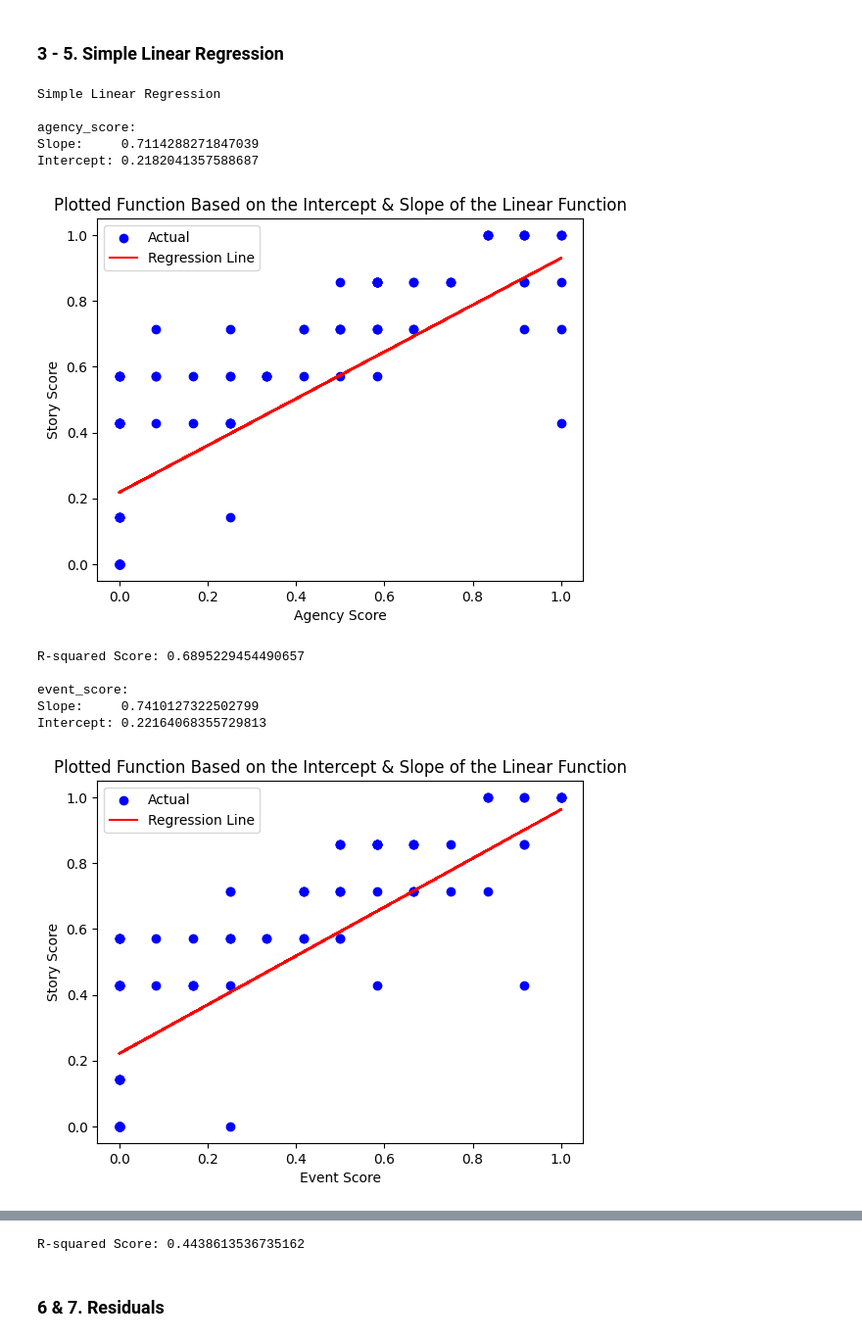
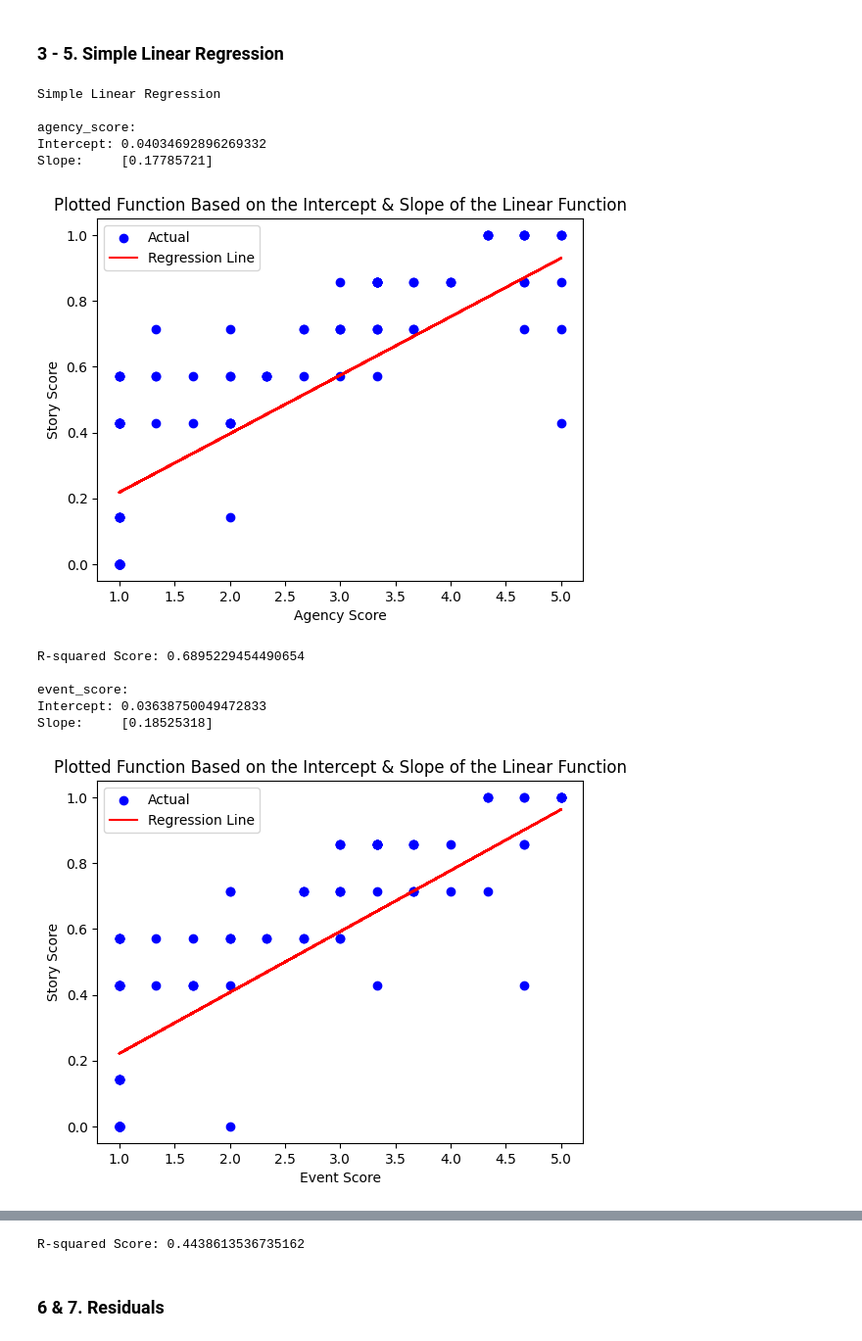
Before and after one commit to Cameron-Meinsma/assignment_2_analysing_data, a Jupyter notebook: assignment_2.ipynb, the cells around one changed output, grey strips where cells are left out. Shown at 98% size. Saved outputs shown, nothing was run; the diff lists cells and outputs as text; code cells hidden in the pictures.

Commit message:
Remove MinMaxScaler()

```diff
--- a/assignment_2.ipynb
+++ b/assignment_2.ipynb
@@ -76,52 +75,44 @@ for independent_variable in independent_variables:
     # Split the data into training and testing sets
     X_train, X_test, y_train, y_test = train_test_split(X, y, test_size=0.2, random_state=42)
 
-    # Scale our dataset
-    scaler = preprocessing.MinMaxScaler()
-    scaler = scaler.fit(X_train)
-
-    # Transform the training and test dataset
-    X_train = scaler.transform(X_train)
-    X_test = scaler.transform(X_test)
-
     # Create a Linear Regression model
     lr = LinearRegression()
     # Train the model
     lr.fit(X_train, y_train)
 
     # Print the slope and intercept
     print(f"""\n{independent_variable}:
-Slope:     {lr.coef_[0]}
-Intercept: {lr.intercept_}""")
+Intercept: {lr.intercept_}
+Slope:     {lr.coef_}""")
 
     # Predict the story score for the test set
     y_pred = lr.predict(X_test)
 
     # Plot the function based on the intercept and slope
     plt.scatter(X_test, y_test, color='blue', label='Actual') # Plot the actual data points
     plt.plot(X_test, y_pred, color='red', label='Regression Line') # Plot the regression line
     plt.xlabel(re.sub('_', ' ', independent_variable).title())
     plt.ylabel('Story Score')
     plt.title('Plotted Function Based on the Intercept & Slope of the Linear Function')
     plt.legend()
     plt.show()
 
     # Calculate the r^2 score
     r2 = r2_score(y_test, y_pred)
     print(f"R-squared Score: {r2}")
 # %% [output]
 Simple Linear Regression
 
 agency_score:
-Slope:     0.7114288271847039
-Intercept: 0.2182041357588687
+Intercept: 0.04034692896269332
+Slope:     [0.17785721]
-[figure, old version]
+[figure, new version]
-R-squared Score: 0.6895229454490657
+R-squared Score: 0.6895229454490654
 
 event_score:
-Slope:     0.7410127322502799
-Intercept: 0.22164068355729813
+Intercept: 0.03638750049472833
+Slope:     [0.18525318]
-[figure, old version]
+[figure, new version]
 R-squared Score: 0.695517377315803
 
 world_score:
```
Also changed, not shown: parts of 2 cells of this notebook.
